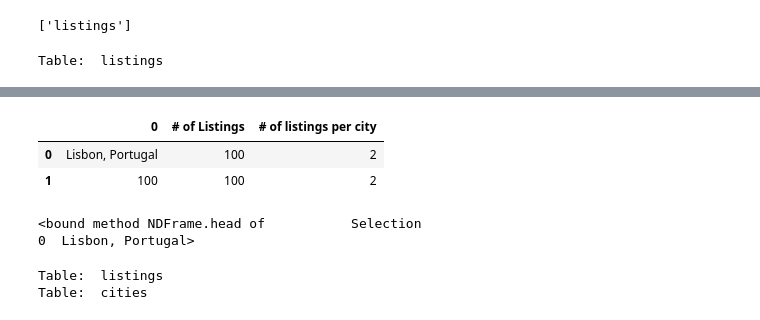
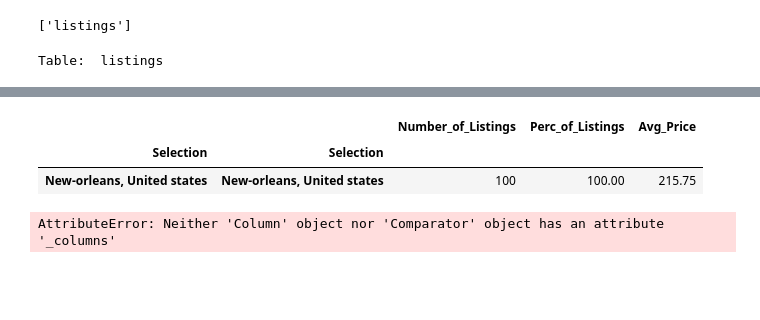
Before and after one commit to FeLowe/NW-Bootcamp-Project2_Data_Visualization, a Jupyter notebook: Fernanda_Untitled.ipynb, the cells around one changed output, grey strips where cells are left out. Drawn from its saved outputs; the diff is of its cells as text; code cells hidden in the pictures; blank space fills up the shorter version.

```diff
--- a/Fernanda_Untitled.ipynb
+++ b/Fernanda_Untitled.ipynb
@@ -272,29 +235,53 @@ city_price = selection["Price"].sum()
-# %%
-selection_df = pd.DataFrame(cleanData["Selection"].unique())
-
-selection_df["# of Listings"] = total_rooms
-selection_df["# of listings per city"] = city_listings
-selection_df
-# %% [output]
-|  | 0 | # of Listings | # of listings per city |
-| 0 | Lisbon, Portugal | 100 | 2 |
-| 1 | 100 | 100 | 2 |
+# %%
+listings_total_count = cleanData.shape[0]
+
+grouped_listings = cleanData.groupby(['Selection'])
+# grouped_listings.count().head()
+
+listings_per_city = grouped_listings['Selection'].value_counts()
+# print(listings_count_per_city)
+
+listings_perc_per_city = listings_count_per_city / listings_total_count*100
+# print(listings_perc_per_city)
+
+listings_total_price = grouped_listings['Price'].sum()
+#print(listings_total_price)
+
+listings_avg_price = listings_total_price / listings_count_per_city
+# print(listings_avg_price)
+
+listings_max_price = grouped_listings["Price"].max()
+# print(listings_max_price)
+
+listings_min_price = grouped_listings["Price"].min()
+# print(listings_min_price)
+
+selection_df = pd.DataFrame({"Number_of_Listings": listings_per_city,
+                            "Perc_of_Listings": listings_perc_per_city,
+                            "Avg_Price": listings_avg_price})
+#                             "Max Listings $":listings_max_price,
+#                             "Min Listing $": listings_min_price})
+
+selection_df["Perc_of_Listings"] = selection_df["Perc_of_Listings"].map("{:.2f}".format)
+selection_df
+# %% [output]
+|  |  | Number_of_Listings | Perc_of_Listings | Avg_Price |
+| Selection | Selection |  |  |  |
+| New-orleans, United states | New-orleans, United states | 100 | 100.00 | 215.75 |
 # %%
-cityList = pd.read_sql_query('select distinct Selection from listings', con=engine)
-cityList.head
+# cityList = pd.read_sql_query('select distinct Selection from listings', con=engine)
+# cityList.head
-# %% [output]
-<bound method NDFrame.head of           Selection
-0  Lisbon, Portugal>
 # %%
 cities = Table('cities', metadata,
-                 Column('Selection', String(100))
-              )
+                 Column('Selection', String(100),
+                 Column('Number_of_Listings', Integer),
+                 Column('Perc_of_Listings', Float),
+                 Column('Avg_Price', Float)))
 
 metadata.create_all()
 for _t in metadata.tables:
     print("Table: ",_t)
 # %% [output]
-Table:  listings
-Table:  cities
+AttributeError: Neither 'Column' object nor 'Comparator' object has an attribute '_columns'
 # %%
 cityList.to_sql(name="cities", con=engine, if_exists="append",index=False)
```
Also changed, not shown: parts of 10 cells of this notebook.
